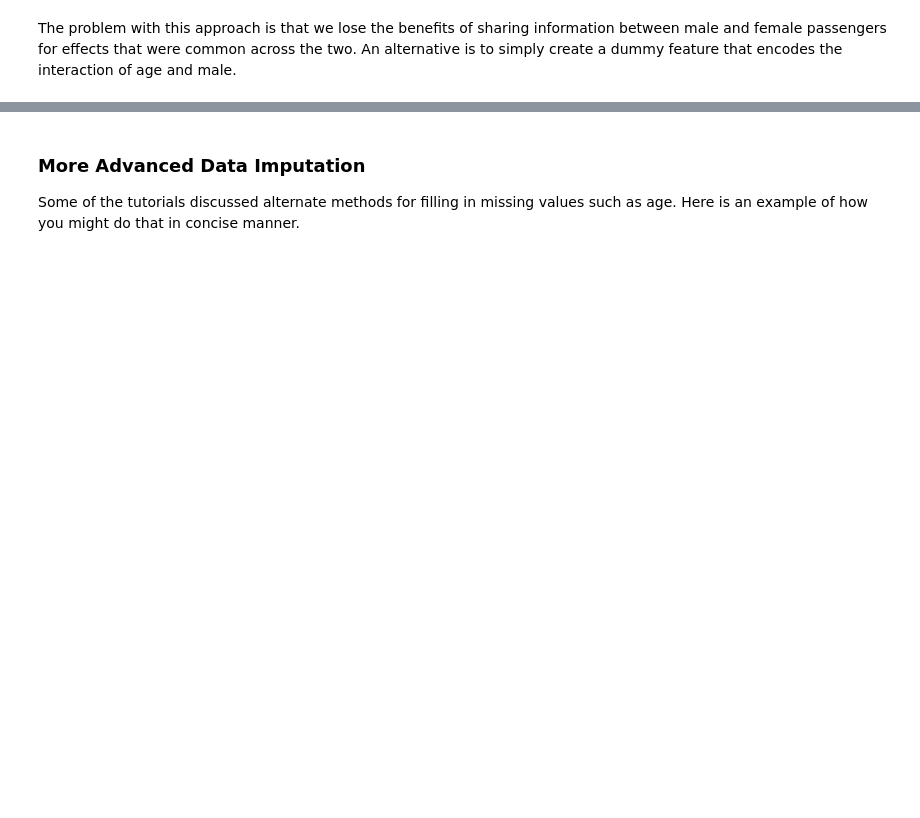
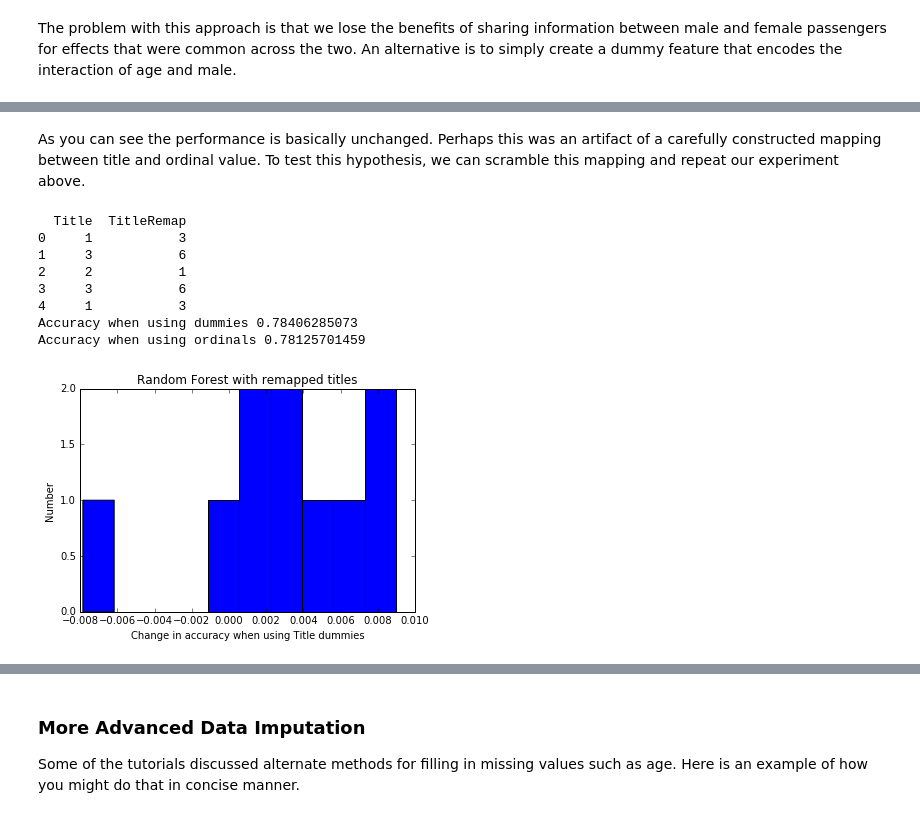
Before and after one commit to paulruvolo/DataScience16, a Jupyter notebook: inclass/day13/model_iteration_2_debrief.ipynb, the cells around one changed output, grey strips where cells are left out. Saved outputs shown, nothing was run; the diff lists cells and outputs as text; code cells hidden in the pictures; blank space fills up the shorter version.

```diff
--- a/inclass/day13/model_iteration_2_debrief.ipynb
+++ b/inclass/day13/model_iteration_2_debrief.ipynb
@@ -393,0 +429,37 @@ This is a specific example of a broader need to consider feature engineering wit
+# %% [markdown]
+As you can see the performance is basically unchanged.  Perhaps this was an artifact of a carefully constructed mapping between title and ordinal value.  To test this hypothesis, we can scramble this mapping and repeat our experiment above.
+# %%
+from random import shuffle
+
+dummies_acc = np.zeros(n_trials,)
+orig_acc = np.zeros(n_trials,)
+
+title_keys = list(data.Title.value_counts().keys())
+remapping = list(title_keys)
+shuffle(remapping)
+title_remap = dict(zip(title_keys, remapping))
+data['TitleRemap'] = data.Title.apply(lambda x: title_remap[x])
+print data[['Title', 'TitleRemap']].head()
+
+for i in range(n_trials):
+    dummies_acc[i], orig_acc[i] = do_trial(RandomForestClassifier(),
+                                           data_titles,
+                                           data[["TitleRemap"]],
+                                           data.Survived)
+plt.hist(dummies_acc - orig_acc)
+plt.xlabel('Change in accuracy when using Title dummies')
+plt.ylabel('Number')
+plt.title('Random Forest with remapped titles')
+print "Accuracy when using dummies", dummies_acc.mean()
+print "Accuracy when using ordinals", orig_acc.mean()
+plt.show()
+# %% [output]
+  Title  TitleRemap
+0     1           3
+1     3           6
+2     2           1
+3     3           6
+4     1           3
+Accuracy when using dummies 0.78406285073
+Accuracy when using ordinals 0.78125701459
+[figure, added]
```
Also changed, not shown: parts of 21 cells of this notebook.
